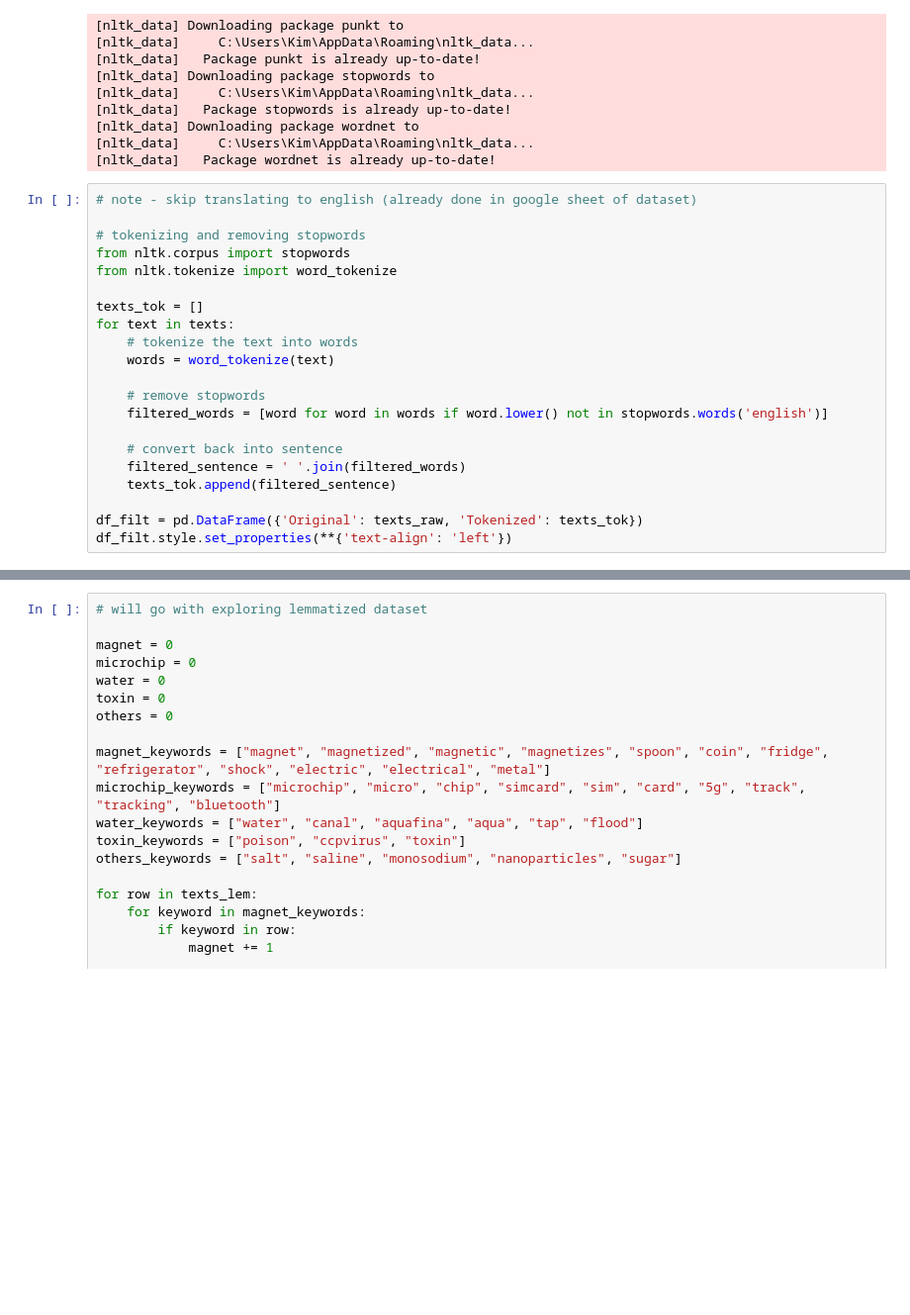
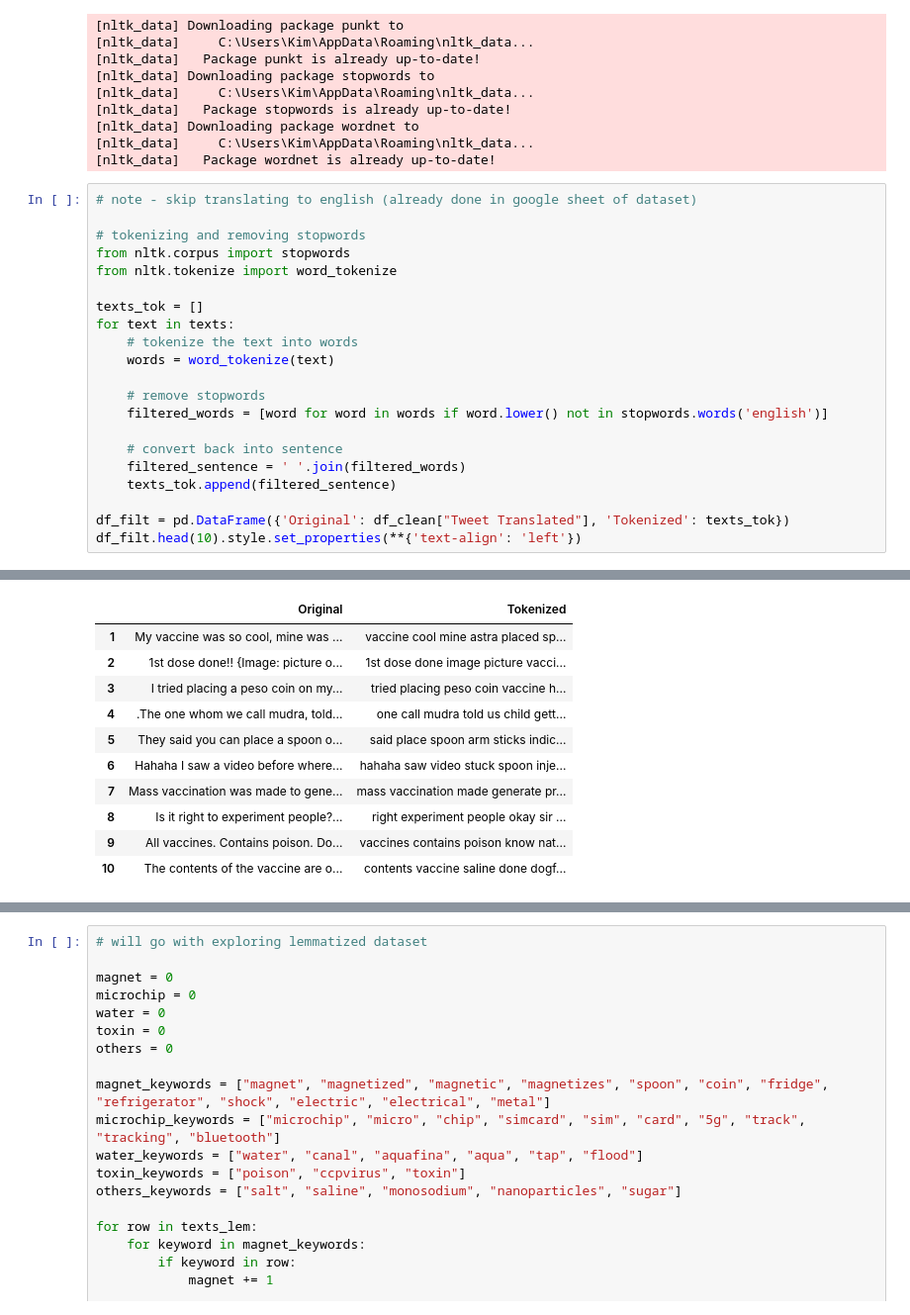
Before and after one commit to KituIco/cs132-g28-covid-vaccine-implants, a Jupyter notebook: misc/Data-Exploration-NLP.ipynb, the cells around one changed output, grey strips where cells are left out. Shown at 99% size. Drawn from its saved outputs; the diff is of its cells as text; blank space fills up the shorter version.

```diff
--- a/misc/Data-Exploration-NLP.ipynb
+++ b/misc/Data-Exploration-NLP.ipynb
@@ -246,6 +276,6 @@ for text in texts:
     filtered_sentence = ' '.join(filtered_words)
     texts_tok.append(filtered_sentence)
 
-df_filt = pd.DataFrame({'Original': texts_raw, 'Tokenized': texts_tok})
-df_filt.style.set_properties(**{'text-align': 'left'})
+df_filt = pd.DataFrame({'Original': df_clean["Tweet Translated"], 'Tokenized': texts_tok})
+df_filt.head(10).style.set_properties(**{'text-align': 'left'})
 # %% [output]
@@ -253,3 +282,14 @@ df_filt.style.set_properties(**{'text-align': 'left'})
+|  | Original | Tokenized |
+| 1 | My vaccine was so cool, mine was ... | vaccine cool mine astra placed sp... |
+| 2 | 1st dose done!! {Image: picture o... | 1st dose done image picture vacci... |
+| 3 | I tried placing a peso coin on my... | tried placing peso coin vaccine h... |
+| 4 | .The one whom we call mudra, told... | one call mudra told us child gett... |
+| 5 | They said you can place a spoon o... | said place spoon arm sticks indic... |
+| 6 | Hahaha I saw a video before where... | hahaha saw video stuck spoon inje... |
+| 7 | Mass vaccination was made to gene... | mass vaccination made generate pr... |
+| 8 | Is it right to experiment people?... | right experiment people okay sir ... |
+| 9 | All vaccines. Contains poison. Do... | vaccines contains poison know nat... |
+| 10 | The contents of the vaccine are o... | contents vaccine saline done dogf... |
 # %%
 # stemming and lemmatization
 
```
Also changed, not shown: parts of 5 cells of this notebook.
